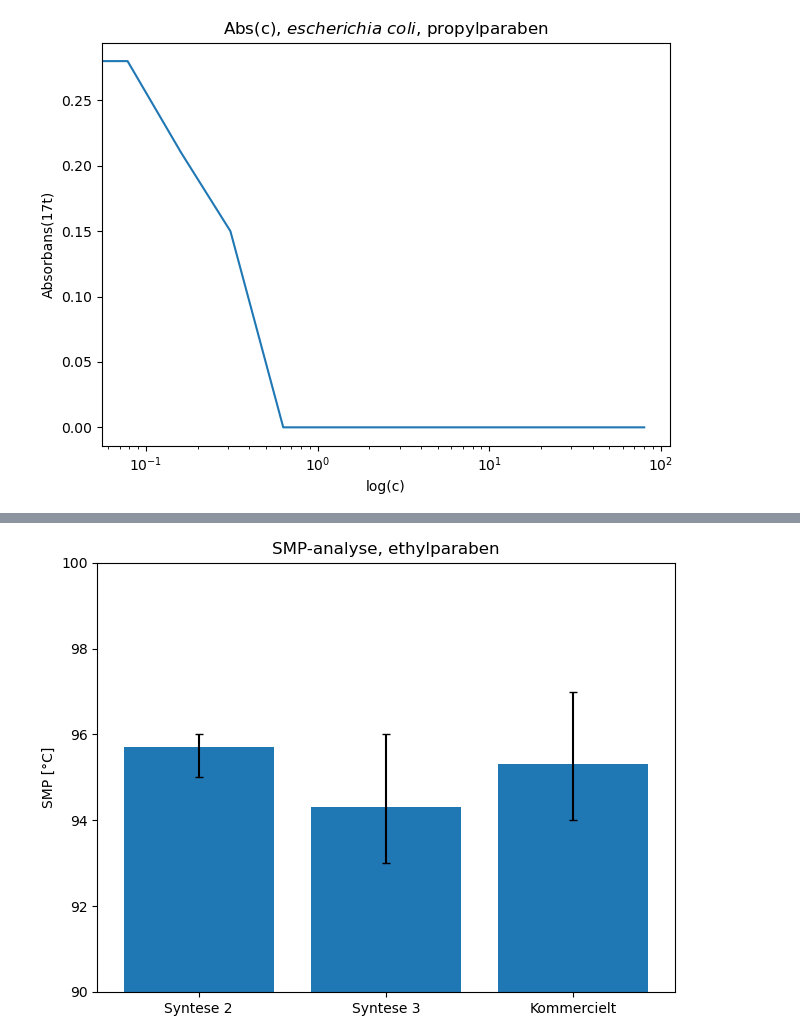
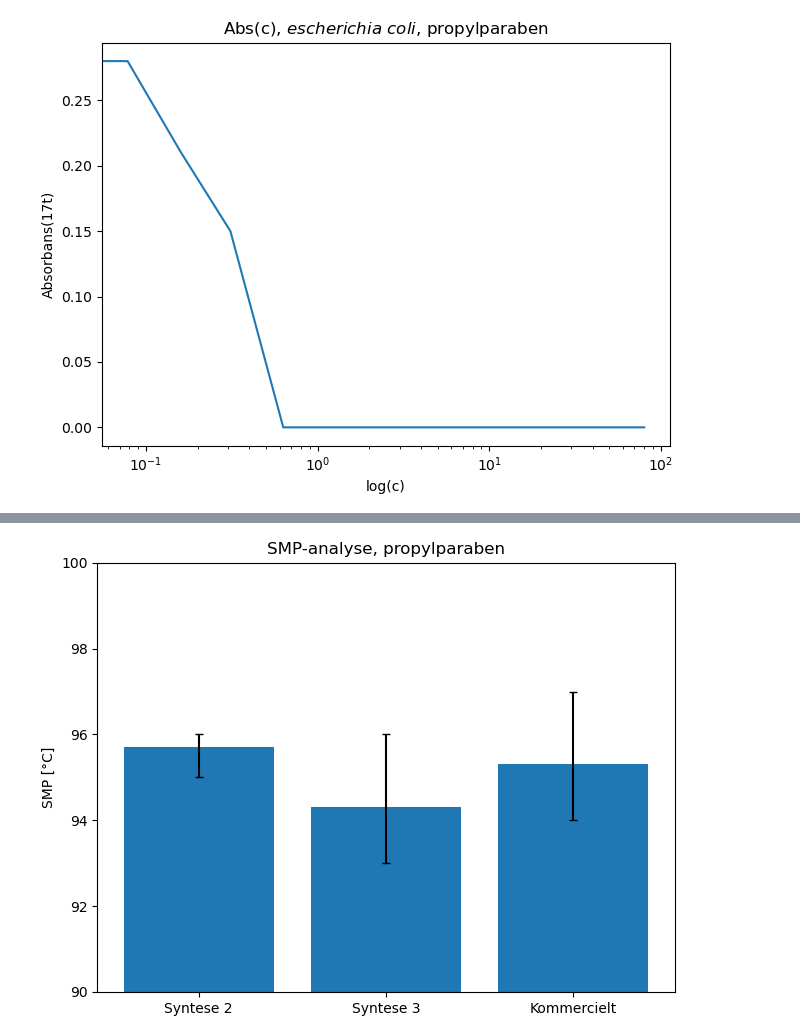
Before and after one commit to oliverbager/teknikfag, a Jupyter notebook: databehandling.ipynb, the cells around one changed output, grey strips where cells are left out. Saved outputs shown, nothing was run; the diff lists cells and outputs as text; code cells hidden in the pictures.

```diff
--- a/databehandling.ipynb
+++ b/databehandling.ipynb
@@ -110,21 +106,21 @@ plt.show()
 # %%
 fig, ax = plt.subplots();
 
 samples = ['Syntese 2', 'Syntese 3', 'Kommercielt'];
 smp = [95.7, 94.3, 95.3];
 smp_low = [.7, 1.3, 1.3];
 smp_high = [.3, 1.7, 1.7];
 smp_error = [smp_low, smp_high]
 
 ax.set_ylim([90, 100])
 
 ax.bar(samples, smp, yerr = smp_error, capsize=3);
 
 ax.set_ylabel('SMP [°C]');
-ax.set_title('SMP-analyse, ethylparaben');
+ax.set_title('SMP-analyse, propylparaben');
 plt.tight_layout(pad=0.25)
 plt.savefig('propylsmp.pdf', dpi=150)
 
 plt.show()
 # %% [output]
-[figure, old version]
+[figure, new version]
```
Also changed, not shown: parts of 7 cells of this notebook, 8 other files.
